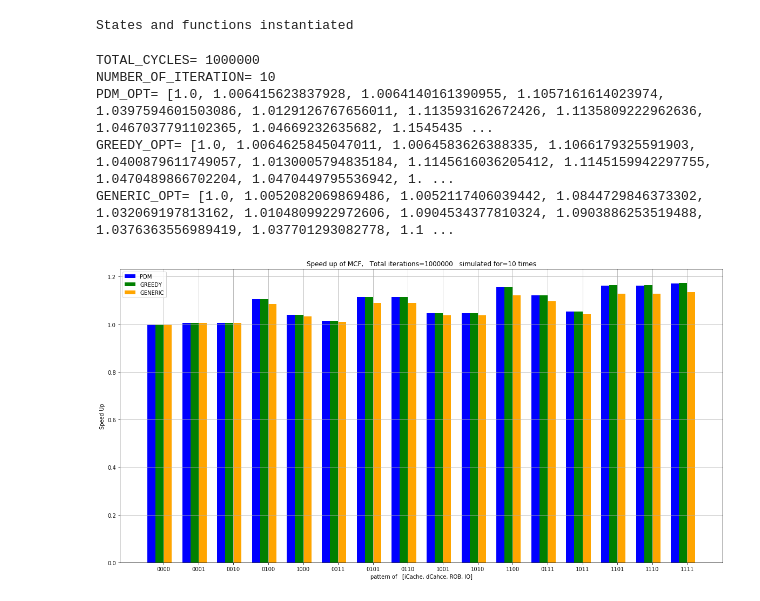
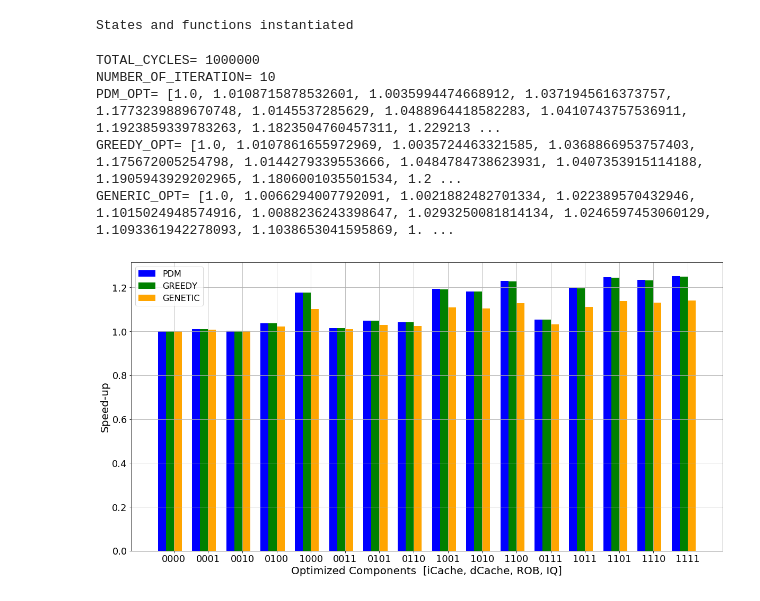
Before and after one commit to ManojGopale/StateMachine, a Jupyter notebook: Model2_Short.ipynb, the cells around one changed output. Saved outputs shown, nothing was run; the diff lists cells and outputs as text; code cells hidden in the pictures.

Commit message:
Model1_long and Model2_short are the final files from which DAta was given, Long-> Has only stae0 and stat2 transitions, Short-> has only state2 and state3 transitions

```diff
--- a/Model2_Short.ipynb
+++ b/Model2_Short.ipynb
@@ -473,7 +485,7 @@ States and functions instantiated
 ## optList has the empty list to which the optCycles will be appended
 ## optList = [pdmList, greedyList, genericList]
 def runMCF(BASE, optList):
-    state = state_0
+    state = state_2
 
     count = 0
 
@@ -667,9 +679,9 @@ f.close()
 # %% [output]
 TOTAL_CYCLES= 1000000
 NUMBER_OF_ITERATION= 10
-PDM_OPT= [1.0, 1.006415623837928, 1.0064140161390955, 1.1057161614023974, 1.0397594601503086, 1.0129126767656011, 1.113593162672426, 1.1135809222962636, 1.0467037791102365, 1.04669232635682, 1.1545435 ...
-GREEDY_OPT= [1.0, 1.0064625845047011, 1.0064583626388335, 1.1066179325591903, 1.0400879611749057, 1.0130005794835184, 1.1145616036205412, 1.1145159942297755, 1.0470489866702204, 1.0470449795536942, 1. ...
-GENERIC_OPT= [1.0, 1.0052082069869486, 1.0052117406039442, 1.0844729846373302, 1.032069197813162, 1.0104809922972606, 1.0904534377810324, 1.0903886253519488, 1.0376363556989419, 1.037701293082778, 1.1 ...
+PDM_OPT= [1.0, 1.0108715878532601, 1.0035994474668912, 1.0371945616373757, 1.1773239889670748, 1.0145537285629, 1.0488964418582283, 1.0410743757536911, 1.1923859339783263, 1.1823504760457311, 1.229213 ...
+GREEDY_OPT= [1.0, 1.0107861655972969, 1.0035724463321585, 1.0368866953757403, 1.175672005254798, 1.0144279339553666, 1.0484784738623931, 1.0407353915114188, 1.1905943929202965, 1.1806001035501534, 1.2 ...
+GENERIC_OPT= [1.0, 1.0066294007792091, 1.0021882482701334, 1.022389570432946, 1.1015024948574916, 1.0088236243398647, 1.0293250081814134, 1.0246597453060129, 1.1093361942278093, 1.1038653041595869, 1. ...
 # %%
 ## taken from http://matplotlib.org/examples/api/barchart_demo.html
 import matplotlib.pyplot as plt
@@ -684,38 +696,39 @@ width = 0.35 #width of each bar
 #rect1 = ax.bar(index, PDM_OPT, width, color='b')
 #rect2 = ax.bar(index+width, GREEDY_OPT, width, color='g')
 #rect3 = ax.bar(index+2*width, GENERIC_OPT, width, color='r')
 ## Adding labels and titles
 #ax.set_ylabel('Speed Up')
 #ax.set_title('Speed up for various Methods')
 #ax.set_xticks(index+1.5*width)
 #ax.set_xticklabels(('0000', '0001', '0010', '0011',\
 #                    '0100', '0101', '0110', '0111',\
 #                    '1000', '1001', '1010', '1011',\
 #                    '1100', '1101', '1110', '1111'))
 #ax.legend((rect1[0], rect2[0], rect3[0]), ('PDM', 'GREEDY', 'GENERIC'))
 
 fig = plt.figure(figsize=(20,10))
 rect1 = plt.bar(index, PDM_OPT, width, color='b')
 rect2 = plt.bar(index+width, GREEDY_OPT, width, color='g')
 rect3 = plt.bar(index+2*width, GENERIC_OPT, width, color='orange')
 
 tickLabel = (('0000', '0001', '0010', '0100', '1000',\
             '0011', '0101', '0110', '1001', '1010', '1100',\
             '0111', '1011', '1101', '1110',\
             '1111'))
 
 ## Adding labels and titles
-plt.ylabel('Speed Up')
-plt.xlabel('pattern of   [iCache, dCahce, ROB, IQ]')
+plt.ylabel('Speed-up', fontsize=20)
+plt.xlabel('Optimized Components  [iCache, dCache, ROB, IQ]', fontsize=20)
 
-title = 'Speed up of MCF,   Total iterations=' + str(N) + '   simulated for=' + str(NUMBER_OF_ITERATION) + ' times'
-plt.title(title)
-plt.xticks(index+1.5*width, tickLabel)
+#title = 'Speed up of MCF,   Total iterations=' + str(N) + '   simulated for=' + str(NUMBER_OF_ITERATION) + ' times'
+#plt.title(title)
+plt.xticks(index+1.5*width, tickLabel, fontsize=18)
+plt.yticks(fontsize=18)
 
-plt.legend((rect1[0], rect2[0], rect3[0]), ('PDM', 'GREEDY', 'GENERIC'))
+plt.legend((rect1[0], rect2[0], rect3[0]), ('PDM', 'GREEDY', 'GENETIC'), fontsize=16)
 plt.grid()
 
 plt.show()
-fig.savefig('model_state4.png')
+fig.savefig('FFT_model.png')
 # %% [output]
-[figure, old version]
+[figure, new version]
```
Also changed, not shown: parts of 1 cell of this notebook, 11 other files.
